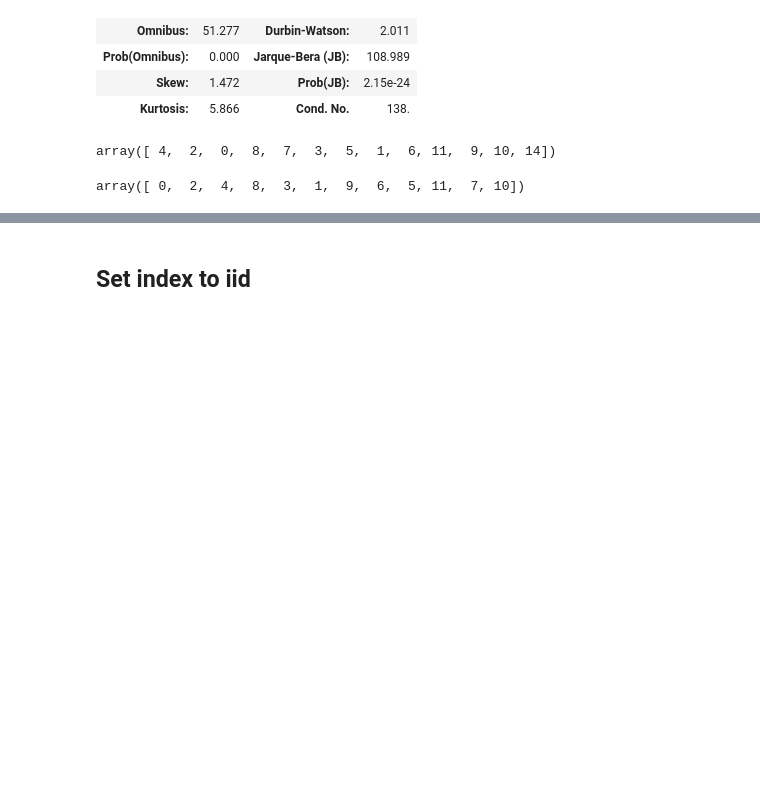
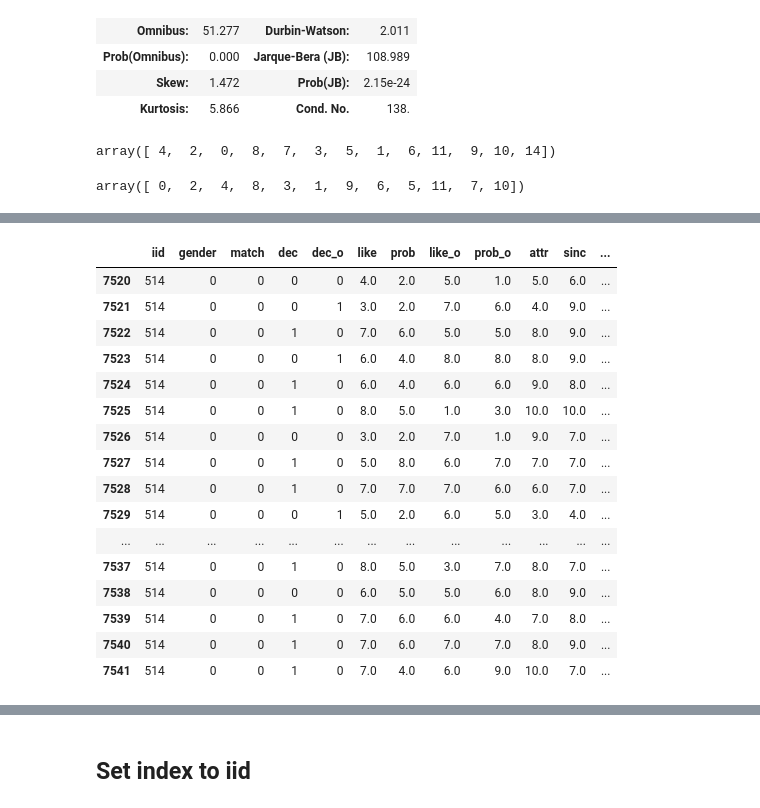
Before and after one commit to MirandaRemmer/DS-SF-23-work, a Jupyter notebook: final-project - MR/4/SpeedDatingDataset_FinalProject_REMMER_draft2.ipynb, the cells around one changed output, grey strips where cells are left out. Drawn from its saved outputs; the diff is of its cells as text; code cells hidden in the pictures; blank space fills up the shorter version.

```diff
--- a/final-project - MR/3/SpeedDatingDataset_FinalProject_REMMER_draft2.ipynb
+++ b/final-project - MR/4/SpeedDatingDataset_FinalProject_REMMER_draft2.ipynb
@@ -1588,0 +1643,24 @@ array([ 0,  2,  4,  8,  3,  1,  9,  6,  5, 11,  7, 10])
+# %%
+## view the above iid#514 from original dataset- see how she got zero matches but said 'yes' to 11 people she met with
+pd.set_option('display.max_rows', 25) #view full DF
+
+iid514 = subset_df[subset_df.iid ==514]
+iid514[['iid', 'gender', 'match', 'dec', 'dec_o', 'like', 'prob', 'like_o', 'prob_o', 'attr', 'sinc', 'intel', 'amb', 'fun','shar', 'attr_o', 'sinc_o', 'intel_o', 'amb_o', 'shar_o']]
+# %% [output]
+|  | iid | gender | match | dec | dec_o | like | prob | like_o | prob_o | attr | sinc | ... |
+| 7520 | 514 | 0 | 0 | 0 | 0 | 4.0 | 2.0 | 5.0 | 1.0 | 5.0 | 6.0 | ... |
+| 7521 | 514 | 0 | 0 | 0 | 1 | 3.0 | 2.0 | 7.0 | 6.0 | 4.0 | 9.0 | ... |
+| 7522 | 514 | 0 | 0 | 1 | 0 | 7.0 | 6.0 | 5.0 | 5.0 | 8.0 | 9.0 | ... |
+| 7523 | 514 | 0 | 0 | 0 | 1 | 6.0 | 4.0 | 8.0 | 8.0 | 8.0 | 9.0 | ... |
+| 7524 | 514 | 0 | 0 | 1 | 0 | 6.0 | 4.0 | 6.0 | 6.0 | 9.0 | 8.0 | ... |
+| 7525 | 514 | 0 | 0 | 1 | 0 | 8.0 | 5.0 | 1.0 | 3.0 | 10.0 | 10.0 | ... |
+| 7526 | 514 | 0 | 0 | 0 | 0 | 3.0 | 2.0 | 7.0 | 1.0 | 9.0 | 7.0 | ... |
+| 7527 | 514 | 0 | 0 | 1 | 0 | 5.0 | 8.0 | 6.0 | 7.0 | 7.0 | 7.0 | ... |
+| 7528 | 514 | 0 | 0 | 1 | 0 | 7.0 | 7.0 | 7.0 | 6.0 | 6.0 | 7.0 | ... |
+| 7529 | 514 | 0 | 0 | 0 | 1 | 5.0 | 2.0 | 6.0 | 5.0 | 3.0 | 4.0 | ... |
+| ... | ... | ... | ... | ... | ... | ... | ... | ... | ... | ... | ... | ... |
+| 7537 | 514 | 0 | 0 | 1 | 0 | 8.0 | 5.0 | 3.0 | 7.0 | 8.0 | 7.0 | ... |
+| 7538 | 514 | 0 | 0 | 0 | 0 | 6.0 | 5.0 | 5.0 | 6.0 | 8.0 | 9.0 | ... |
+| 7539 | 514 | 0 | 0 | 1 | 0 | 7.0 | 6.0 | 6.0 | 4.0 | 7.0 | 8.0 | ... |
+| 7540 | 514 | 0 | 0 | 1 | 0 | 7.0 | 6.0 | 7.0 | 7.0 | 8.0 | 9.0 | ... |
+| 7541 | 514 | 0 | 0 | 1 | 0 | 7.0 | 4.0 | 6.0 | 9.0 | 10.0 | 7.0 | ... |
```
Also changed, not shown: parts of 20 cells of this notebook, 6 other files.
